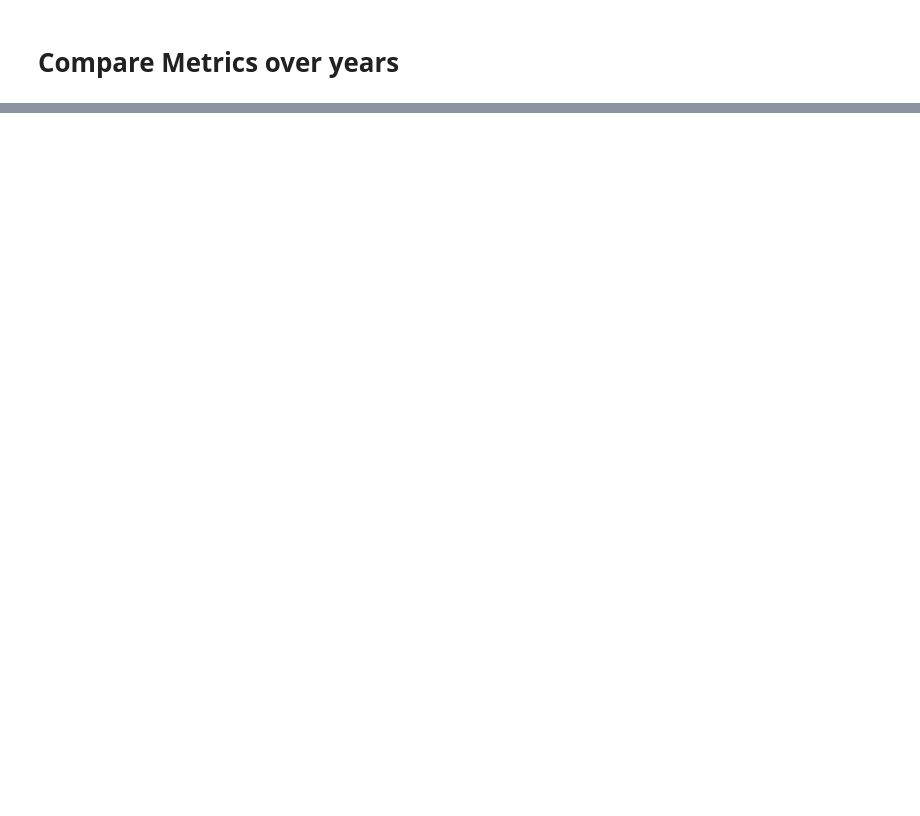
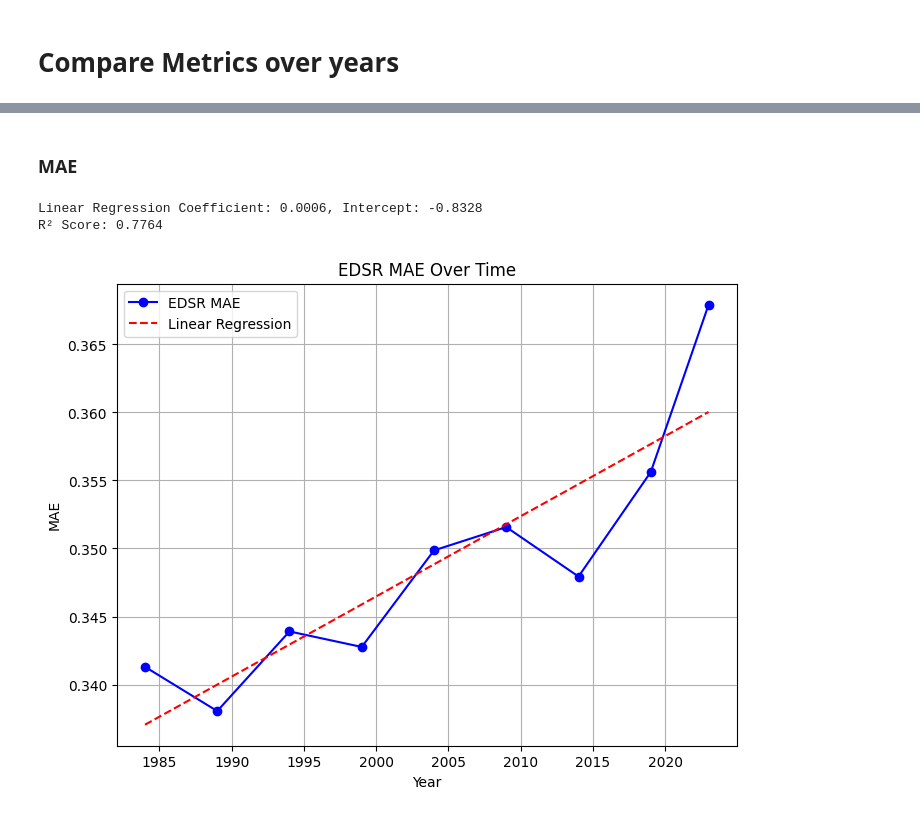
Before and after one commit to UBela/temporal_sr, a Jupyter notebook: plot_data.ipynb, the cells around one changed output, grey strips where cells are left out. Drawn from its saved outputs; the diff is of its cells as text; code cells hidden in the pictures; blank space fills up the shorter version.

```diff
--- a/plot_data.ipynb
+++ b/plot_data.ipynb
@@ -298,0 +491,16 @@ plot_skill_scores(years, mse_skill_scores, mae_skill_scores)
+# %%
+X = np.array(years).reshape(-1, 1)
+y = np.array(mses['EDSR']).reshape(-1, 1)
+reg = LinearRegression().fit(X, y)
+print(f"Linear Regression Coefficient: {reg.coef_[0][0]:.4f}, Intercept: {reg.intercept_[0]:.4f}")
+print(f"R² Score: {reg.score(X, y):.4f}")
+#plot linear regression
+fig, ax = plt.subplots(1, 1, figsize=(8, 6))
+ax.plot(years, mses['EDSR'], 'o-', label='EDSR MSE', color='blue')
+ax.plot(years, reg.predict(X), '--', label='Linear Regression', color='red')
+ax.set_title('EDSR MSE Over Time')
+ax.set_xlabel('Year')
+ax.set_ylabel('MSE')
+ax.legend()
+ax.grid(True)
+plt.show()
@@ -298,0 +511,21 @@ plot_skill_scores(years, mse_skill_scores, mae_skill_scores)
+# %% [markdown]
+### MAE
+# %%
+y = np.array(maes['EDSR']).reshape(-1, 1)
+reg = LinearRegression().fit(X, y)
+print(f"Linear Regression Coefficient: {reg.coef_[0][0]:.4f}, Intercept: {reg.intercept_[0]:.4f}")
+print(f"R² Score: {reg.score(X, y):.4f}")
+#plot linear regression
+fig, ax = plt.subplots(1, 1, figsize=(8, 6))
+ax.plot(years, maes['EDSR'], 'o-', label='EDSR MAE', color='blue')
+ax.plot(years, reg.predict(X), '--', label='Linear Regression', color='red')
+ax.set_title('EDSR MAE Over Time')
+ax.set_xlabel('Year')
+ax.set_ylabel('MAE')
+ax.legend()
+ax.grid(True)
+plt.show()
+# %% [output]
+Linear Regression Coefficient: 0.0006, Intercept: -0.8328
+R² Score: 0.7764
+[figure, added]
```
Also changed, not shown: parts of 22 cells of this notebook.
